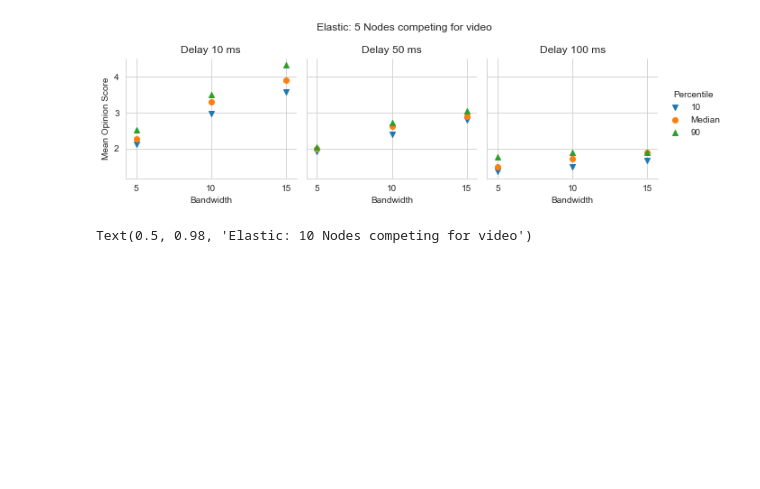
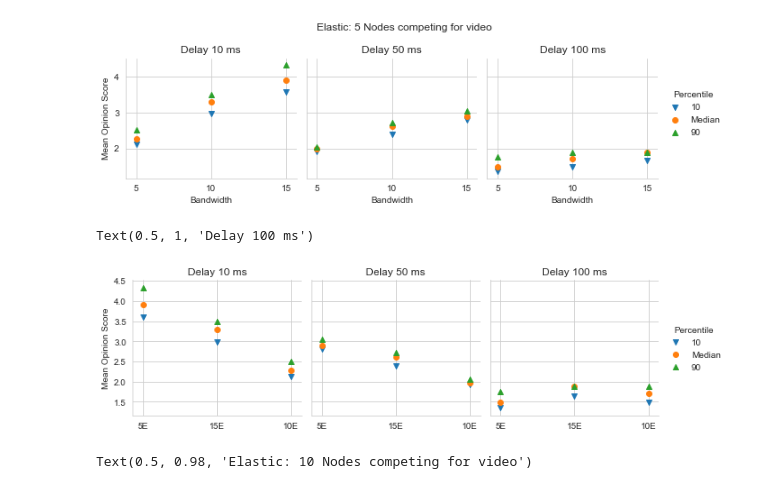
Before and after one commit to razaulmustafa852/goDash, a Jupyter notebook: 105090Combined.ipynb, the cells around one changed output. Cells and saved outputs as stored; diff of their text form; code cells hidden in the pictures; blank space fills up the shorter version.

```diff
--- a/105090Combined.ipynb
+++ b/105090Combined.ipynb
@@ -50,6 +50,18 @@ g.fig.suptitle('Elastic: 5 Nodes competing for video') # can also get the figure
 # %% [output]
 Text(0.5, 0.98, 'Elastic: 5 Nodes competing for video')
 [figure]
+# %%
+g = sns.FacetGrid(elastic_5, col="Delay", hue="Percentile",hue_kws={"marker": ["v", "o","^"]})
+g.map(plt.scatter, "BWDiff", "MOS")
+g.add_legend(title= 'Percentile');
+g.set_axis_labels("", "Mean Opinion Score")
+axes = g.axes.flatten()
+axes[0].set_title("Delay 10 ms")
+axes[1].set_title("Delay 50 ms")
+axes[2].set_title("Delay 100 ms")
+# %% [output]
+Text(0.5, 1, 'Delay 100 ms')
+[figure, added]
 # %%
 g = sns.FacetGrid(elastic_10, col="Delay", hue="Percentile",hue_kws={"marker": ["v", "o","^"]})
 g.map(plt.scatter, "Bandwidth", "MOS")
```
